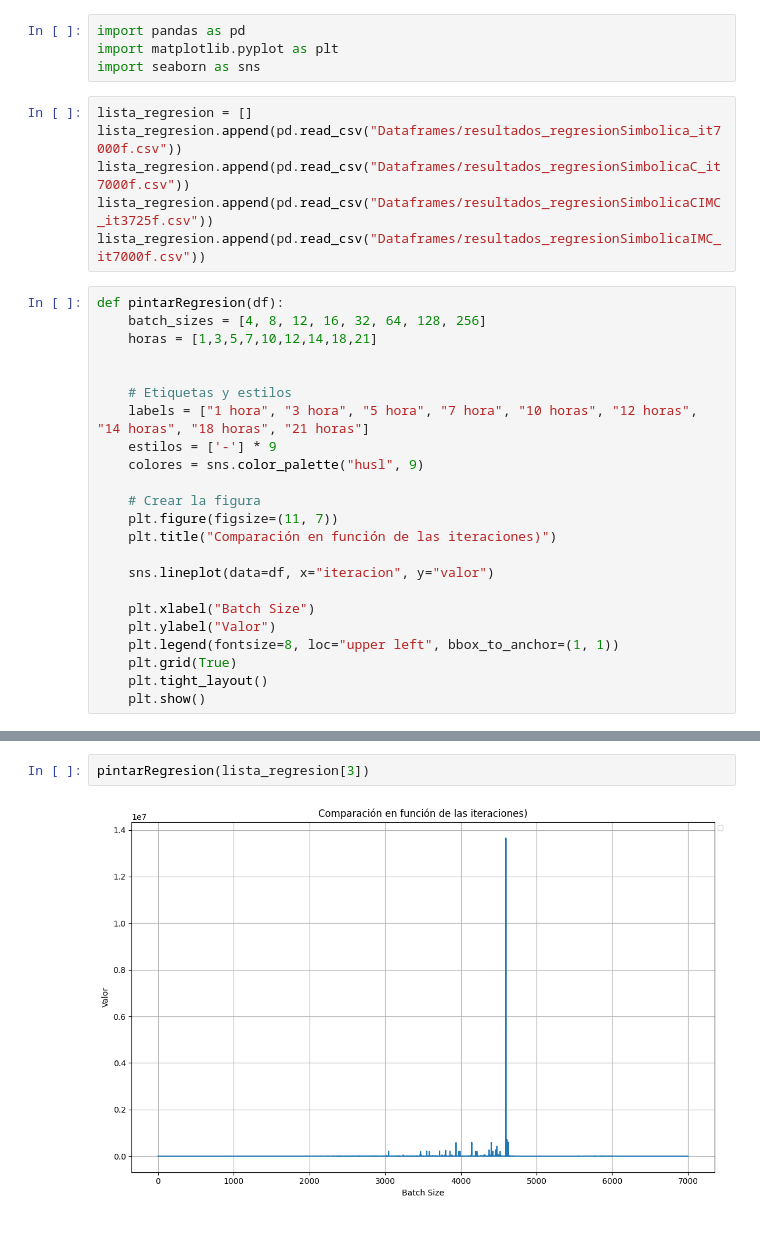
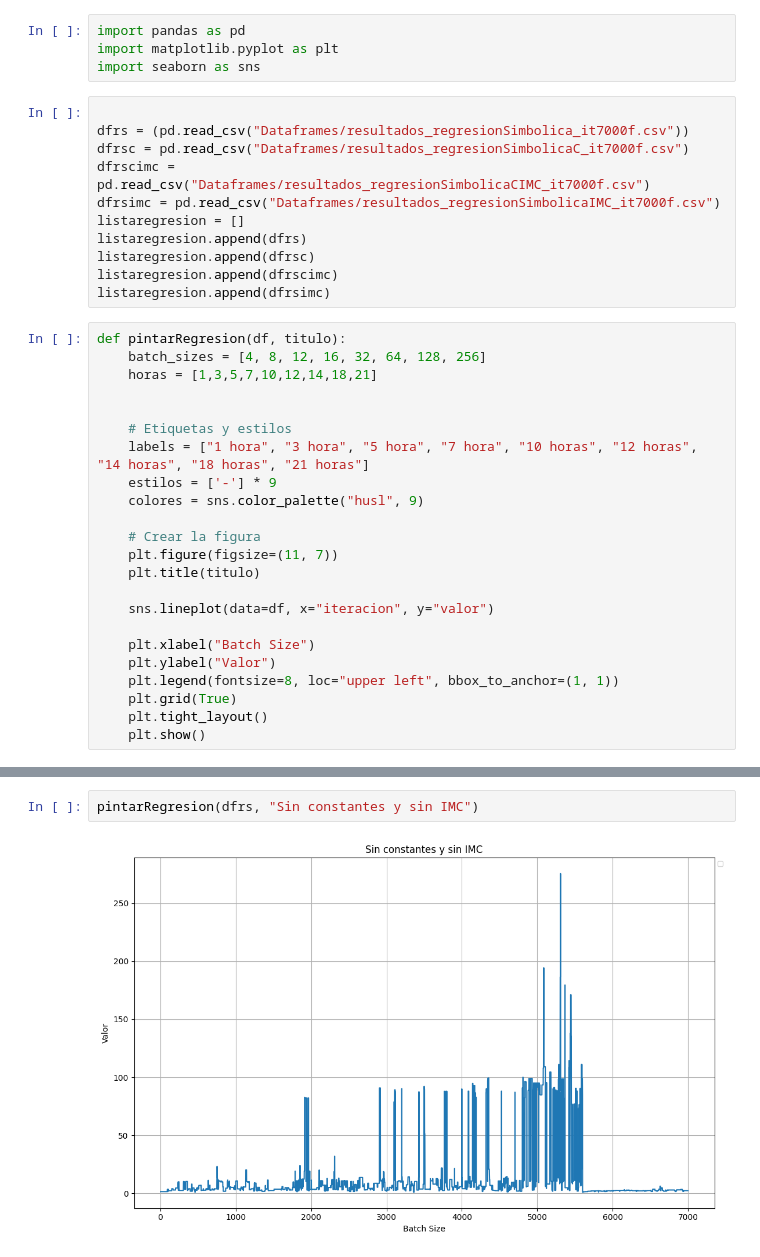
Before and after one commit to Raul-Gonzalez-M/TFG, a Jupyter notebook: codigo/ComparacionDeAlgoritmos/RegresionSimbolica/RedesIMCeva.ipynb, the cells around one changed output, grey strips where cells are left out. Cells and saved outputs as stored; diff of their text form.

```diff
--- a/codigo/ComparacionDeAlgoritmos/RegresionSimbolica/RedesIMCeva.ipynb
+++ b/codigo/ComparacionDeAlgoritmos/RegresionSimbolica/RedesIMCeva.ipynb
@@ -3,13 +3,18 @@ import pandas as pd
 import matplotlib.pyplot as plt
 import seaborn as sns
 # %%
-lista_regresion = []
-lista_regresion.append(pd.read_csv("Dataframes/resultados_regresionSimbolica_it7000f.csv"))
-lista_regresion.append(pd.read_csv("Dataframes/resultados_regresionSimbolicaC_it7000f.csv"))
-lista_regresion.append(pd.read_csv("Dataframes/resultados_regresionSimbolicaCIMC_it3725f.csv"))
-lista_regresion.append(pd.read_csv("Dataframes/resultados_regresionSimbolicaIMC_it7000f.csv"))
+
+dfrs = (pd.read_csv("Dataframes/resultados_regresionSimbolica_it7000f.csv"))
+dfrsc = pd.read_csv("Dataframes/resultados_regresionSimbolicaC_it7000f.csv")
+dfrscimc = pd.read_csv("Dataframes/resultados_regresionSimbolicaCIMC_it7000f.csv")
+dfrsimc = pd.read_csv("Dataframes/resultados_regresionSimbolicaIMC_it7000f.csv")
+listaregresion = []
+listaregresion.append(dfrs)
+listaregresion.append(dfrsc)
+listaregresion.append(dfrscimc)
+listaregresion.append(dfrsimc)
 # %%
-def pintarRegresion(df):
+def pintarRegresion(df, titulo):
     batch_sizes = [4, 8, 12, 16, 32, 64, 128, 256]
     horas = [1,3,5,7,10,12,14,18,21]
 
@@ -21,7 +26,7 @@ def pintarRegresion(df):
 
     # Crear la figura
     plt.figure(figsize=(11, 7))
-    plt.title("Comparación en función de las iteraciones)")
+    plt.title(titulo)
 
     sns.lineplot(data=df, x="iteracion", y="valor")
 
@@ -46,4 +39,4 @@ pintarRegresion(lista_regresion[2])
-# %%
-pintarRegresion(lista_regresion[3])
-# %% [output]
-[figure, removed]
+# %%
+pintarRegresion(dfrs, "Sin constantes y sin IMC")
+# %% [output]
+[figure, added]
```
Also changed, not shown: parts of 11 cells of this notebook, 2 other files.
